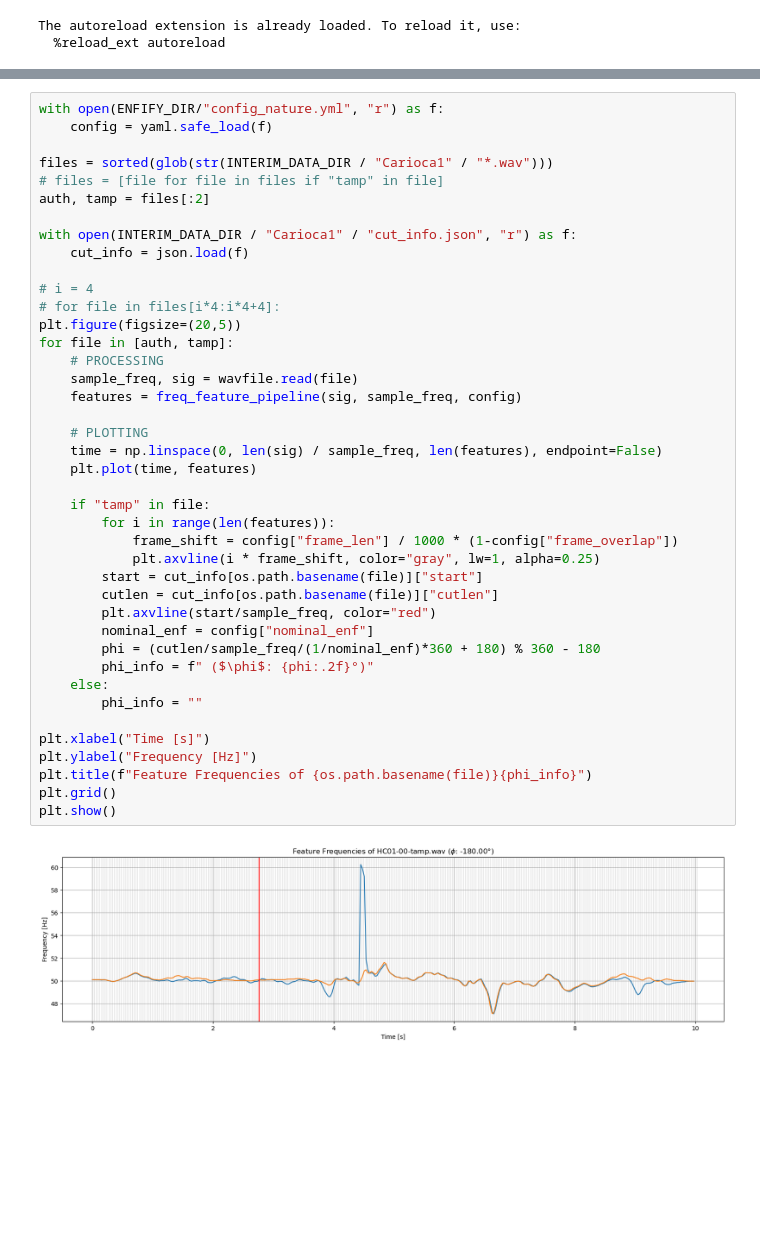
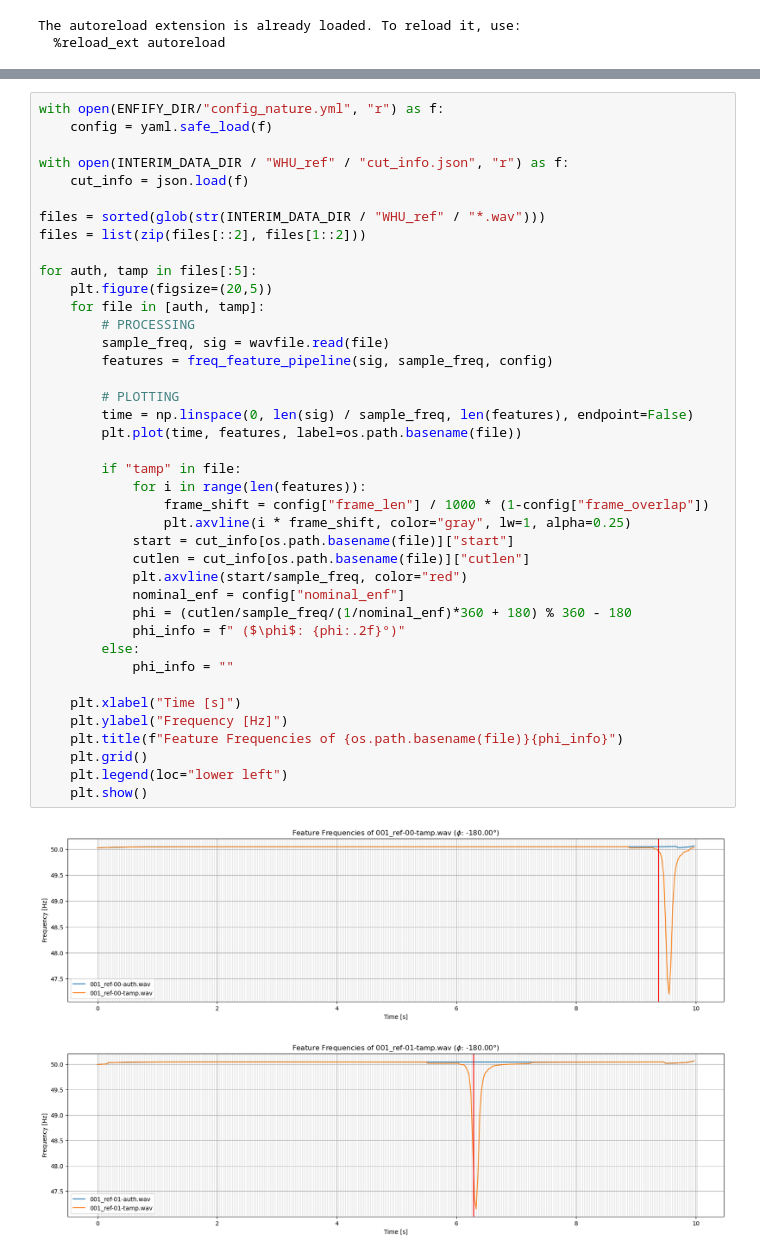
Before and after one commit to Licates/ENFify, a Jupyter notebook: notebooks/lm/1.02_lm_test_preprocessing_pipeline.ipynb, the cells around one changed output, grey strips where cells are left out. Saved outputs shown, nothing was run; the diff lists cells and outputs as text; blank space fills up the shorter version.

```diff
--- a/notebooks/lm/1.02_lm_test_preprocessing_pipeline.ipynb
+++ b/notebooks/lm/1.02_lm_test_preprocessing_pipeline.ipynb
@@ -29,43 +29,43 @@ logger.add(sys.stderr, level="WARNING")
 # %%
 with open(ENFIFY_DIR/"config_nature.yml", "r") as f:
     config = yaml.safe_load(f)
 
-files = sorted(glob(str(INTERIM_DATA_DIR / "Carioca1" / "*.wav")))
-# files = [file for file in files if "tamp" in file]
-auth, tamp = files[:2]
-
-with open(INTERIM_DATA_DIR / "Carioca1" / "cut_info.json", "r") as f:
+with open(INTERIM_DATA_DIR / "WHU_ref" / "cut_info.json", "r") as f:
     cut_info = json.load(f)
 
-# i = 4
-# for file in files[i*4:i*4+4]:
-plt.figure(figsize=(20,5))
-for file in [auth, tamp]:
-    # PROCESSING
-    sample_freq, sig = wavfile.read(file)
-    features = freq_feature_pipeline(sig, sample_freq, config)
+files = sorted(glob(str(INTERIM_DATA_DIR / "WHU_ref" / "*.wav")))
+files = list(zip(files[::2], files[1::2]))
 
-    # PLOTTING
-    time = np.linspace(0, len(sig) / sample_freq, len(features), endpoint=False)
-    plt.plot(time, features)
+for auth, tamp in files[:5]:
+    plt.figure(figsize=(20,5))
+    for file in [auth, tamp]:
+        # PROCESSING
+        sample_freq, sig = wavfile.read(file)
+        features = freq_feature_pipeline(sig, sample_freq, config)
 
-    if "tamp" in file:
-        for i in range(len(features)):
-            frame_shift = config["frame_len"] / 1000 * (1-config["frame_overlap"])
-            plt.axvline(i * frame_shift, color="gray", lw=1, alpha=0.25)
-        start = cut_info[os.path.basename(file)]["start"]
-        cutlen = cut_info[os.path.basename(file)]["cutlen"]
-        plt.axvline(start/sample_freq, color="red")
-        nominal_enf = config["nominal_enf"]
-        phi = (cutlen/sample_freq/(1/nominal_enf)*360 + 180) % 360 - 180
-        phi_info = f" ($\phi$: {phi:.2f}°)"
-    else:
-        phi_info = ""
+        # PLOTTING
+        time = np.linspace(0, len(sig) / sample_freq, len(features), endpoint=False)
+        plt.plot(time, features, label=os.path.basename(file))
 
-plt.xlabel("Time [s]")
-plt.ylabel("Frequency [Hz]")
-plt.title(f"Feature Frequencies of {os.path.basename(file)}{phi_info}")
-plt.grid()
-plt.show()
+        if "tamp" in file:
+            for i in range(len(features)):
+                frame_shift = config["frame_len"] / 1000 * (1-config["frame_overlap"])
+                plt.axvline(i * frame_shift, color="gray", lw=1, alpha=0.25)
+            start = cut_info[os.path.basename(file)]["start"]
+            cutlen = cut_info[os.path.basename(file)]["cutlen"]
+            plt.axvline(start/sample_freq, color="red")
+            nominal_enf = config["nominal_enf"]
+            phi = (cutlen/sample_freq/(1/nominal_enf)*360 + 180) % 360 - 180
+            phi_info = f" ($\phi$: {phi:.2f}°)"
+        else:
+            phi_info = ""
+
+    plt.xlabel("Time [s]")
+    plt.ylabel("Frequency [Hz]")
+    plt.title(f"Feature Frequencies of {os.path.basename(file)}{phi_info}")
+    plt.grid()
+    plt.legend(loc="lower left")
+    plt.show()
 # %% [output]
-[figure, old version]
+[figure, new version]
+[figure, added]
```
Also changed, not shown: parts of 3 cells of this notebook, 3 other files.
